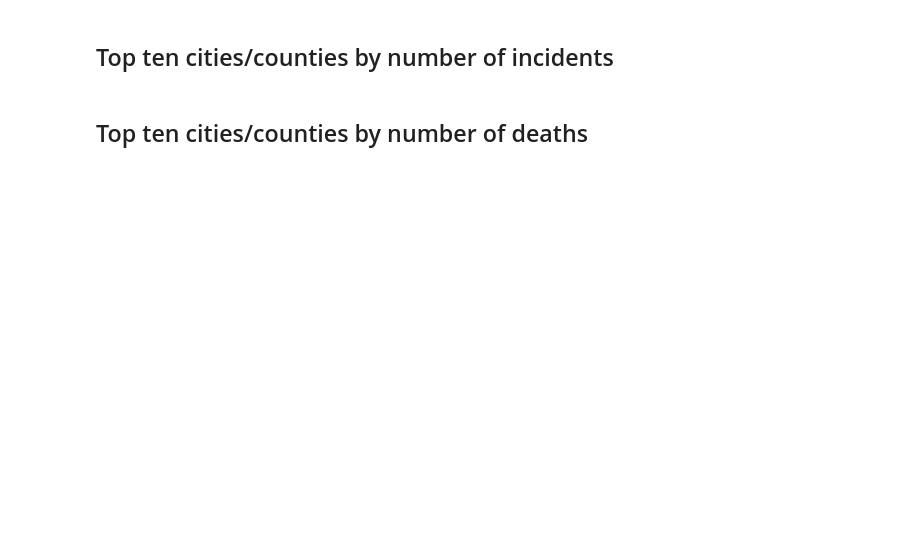
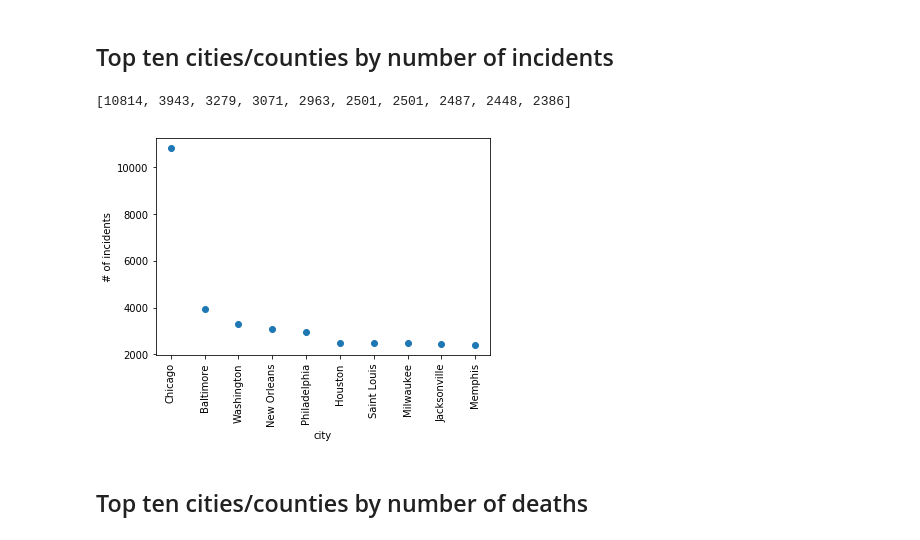
Before and after one commit to Cng000/Gun-violence-analysis, a Jupyter notebook: gun-violence.ipynb, the cells around one changed output. Drawn from its saved outputs; the diff is of its cells as text; code cells hidden in the pictures; blank space fills up the shorter version.

Commit message:
Add scatterplot for city_or_county

```diff
--- a/gun-violence.ipynb
+++ b/gun-violence.ipynb
@@ -2,10 +2,10 @@
 # Gun Violence Dataset
 # %%
 import pandas as pd
-import seaborn as sns
+#import seaborn as sns
 import matplotlib.pyplot as plt
 
-sns.set()
+#sns.set()
 # %%
 df = pd.read_csv('https://media.githubusercontent.com/media/Cng000/Gun-violence-analysis/carlos/dataset/gun-violence-data_01-2013_03-2018.csv')
 # %%
@@ -23,7 +65,28 @@ df_new['city_or_county'].value_counts().head(20)
+# %%
+# location =
+y = df_new['city_or_county'].value_counts().index
+# df_num['amount'] = df_new['city_or_county'].value_counts()
+# print(location)
+# y = df_new['city_or_county'].unique
+# df_new['city_or_county'].value_counts().head()
+x = df_new['city_or_county'].value_counts().head(10)
+x = list(x)
+# %%
+city = []
+for i in range(0,10):
+    city.append(y[i])
+city
+x
+# %% [output]
+[10814, 3943, 3279, 3071, 2963, 2501, 2501, 2487, 2448, 2386]
 # %%
-#_ = plt.hist()
-#_ = plt.xlabel()
-#_ = plt.ylabel()
+_ = plt.scatter(x=city, y=x)
+_ = plt.xticks(rotation=90)
+_ = plt.xlabel("city")
+_ = plt.ylabel("# of incidents")
+plt.show()
+# %% [output]
+[figure, added]
 # %% [markdown]
 ## Top ten cities/counties by number of deaths
 # %%
```
Also changed, not shown: parts of 5 cells of this notebook.
